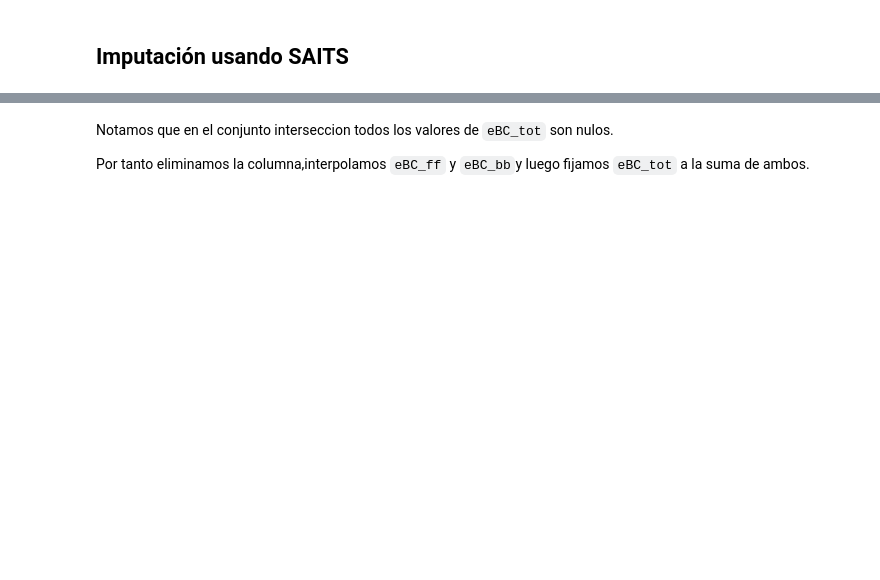
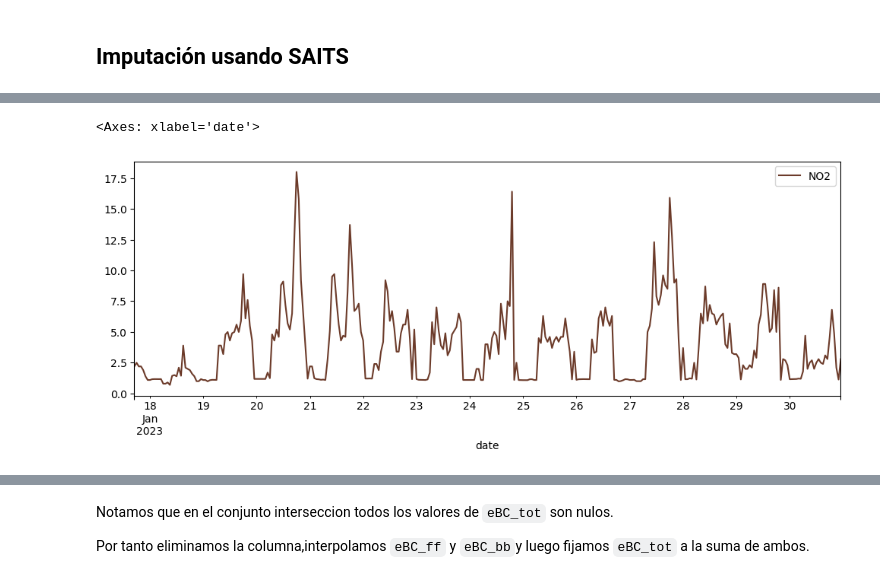
Before and after one commit to eigenric/TFG, a Jupyter notebook: notebooks/Pipeline3.ipynb, the cells around one changed output, grey strips where cells are left out. Saved outputs shown, nothing was run; the diff lists cells and outputs as text; code cells hidden in the pictures; blank space fills up the shorter version.

Commit message:
Ejemplo de Pipeline SAITS

```diff
--- a/notebooks/Pipeline3.ipynb
+++ b/notebooks/Pipeline3.ipynb
@@ -415,16 +393,10 @@ periodo_1
 # %%
-
-X = periodo_1.drop(columns=["CO"]).values  # Convertir a numpy array
-X = np.expand_dims(X, axis=1)  # Esto agrega la dimensión de la secuencia
-# Intentando aplanar X si es necesario
-#X = X.reshape(X.shape[0], -1)
-y = periodo_1["CO"]
+X = periodo_1.values  # Convertir a numpy array
+X = np.expand_dims(X, axis=0)  # Esto agrega la dimensión de la secuencia
+y = np.zeros(len(periodo_1))
+y = np.expand_dims(y, axis=0)
 # Crear las variables 'X_ori' como copia de 'X'
 X_ori = X.copy()
-
-# Crear el diccionario de datos con 'X', 'X_ori' y 'y'
-data = {"X": X, "y": y, "X_ori": X_ori}
-
-# Entrenar el modelo
-saits.fit(train_set=data, val_set=data)
+print(X)
+print(X.shape)
 # %% [output]
@@ -431,0 +425,4 @@ TypeError: data should be an instance of list/np.ndarray/torch.Tensor, but got <
+# %%
+
+saits_results = saits.predict(data)
+saits_imputation = saits_results["imputation"]
@@ -431,0 +446,7 @@ TypeError: data should be an instance of list/np.ndarray/torch.Tensor, but got <
+# %%
+saits_squeezed = np.squeeze(saits_imputation)
+
+periodo_1_imputed = pd.DataFrame(saits_squeezed, columns=periodo_1.columns)
+
+periodo_1_imputed["date"] = pd.to_datetime(periodo_1.index)
+periodo_1_imputed.set_index("date", inplace=True)
@@ -431,0 +479,5 @@ TypeError: data should be an instance of list/np.ndarray/torch.Tensor, but got <
+# %%
+periodo_1_imputed.loc["2023-01-17":"2023-01-30"][["NO2"]].plot(color='#6c3b2a')
+# %% [output]
+<Axes: xlabel='date'>
+[figure, added]
```
Also changed, not shown: parts of 22 cells of this notebook, 27 other files.
